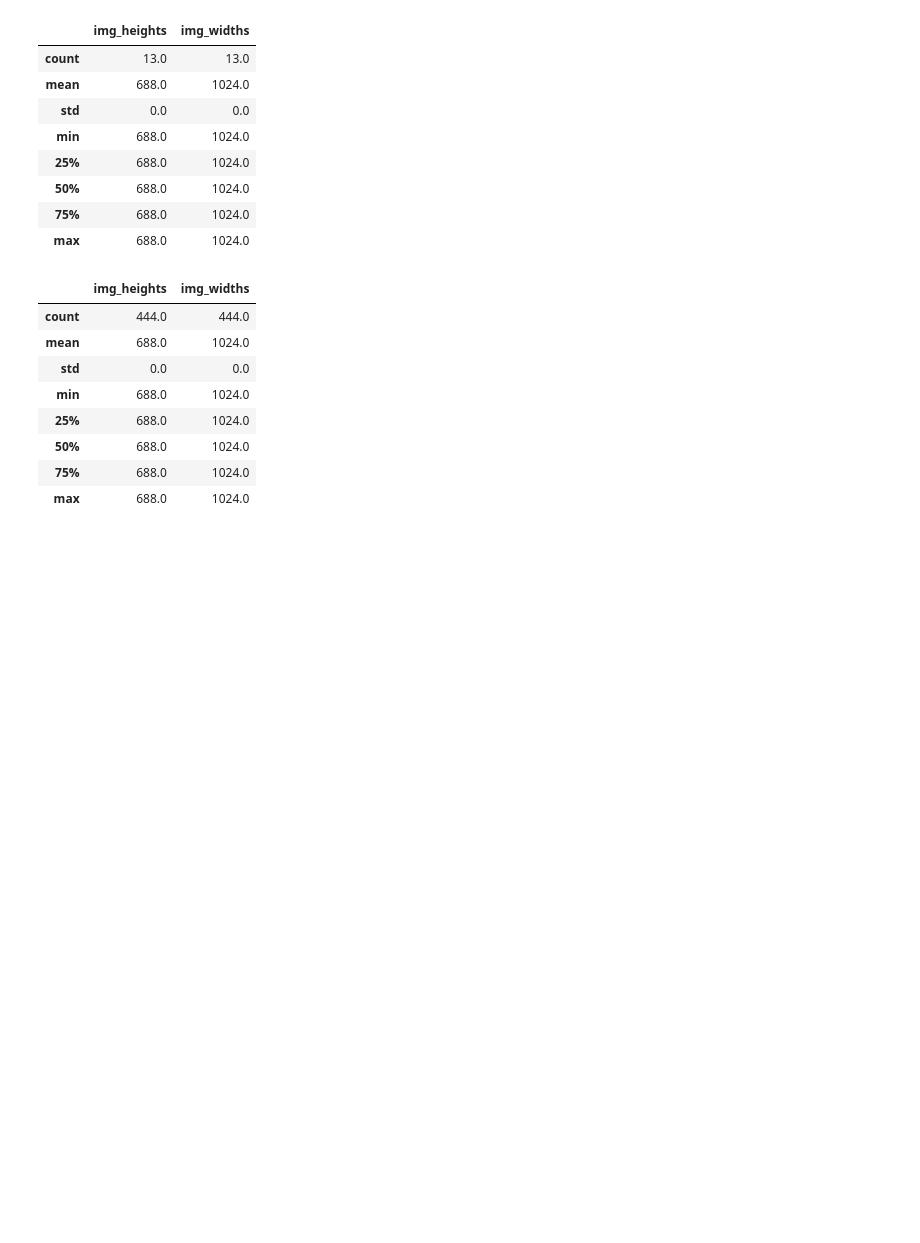
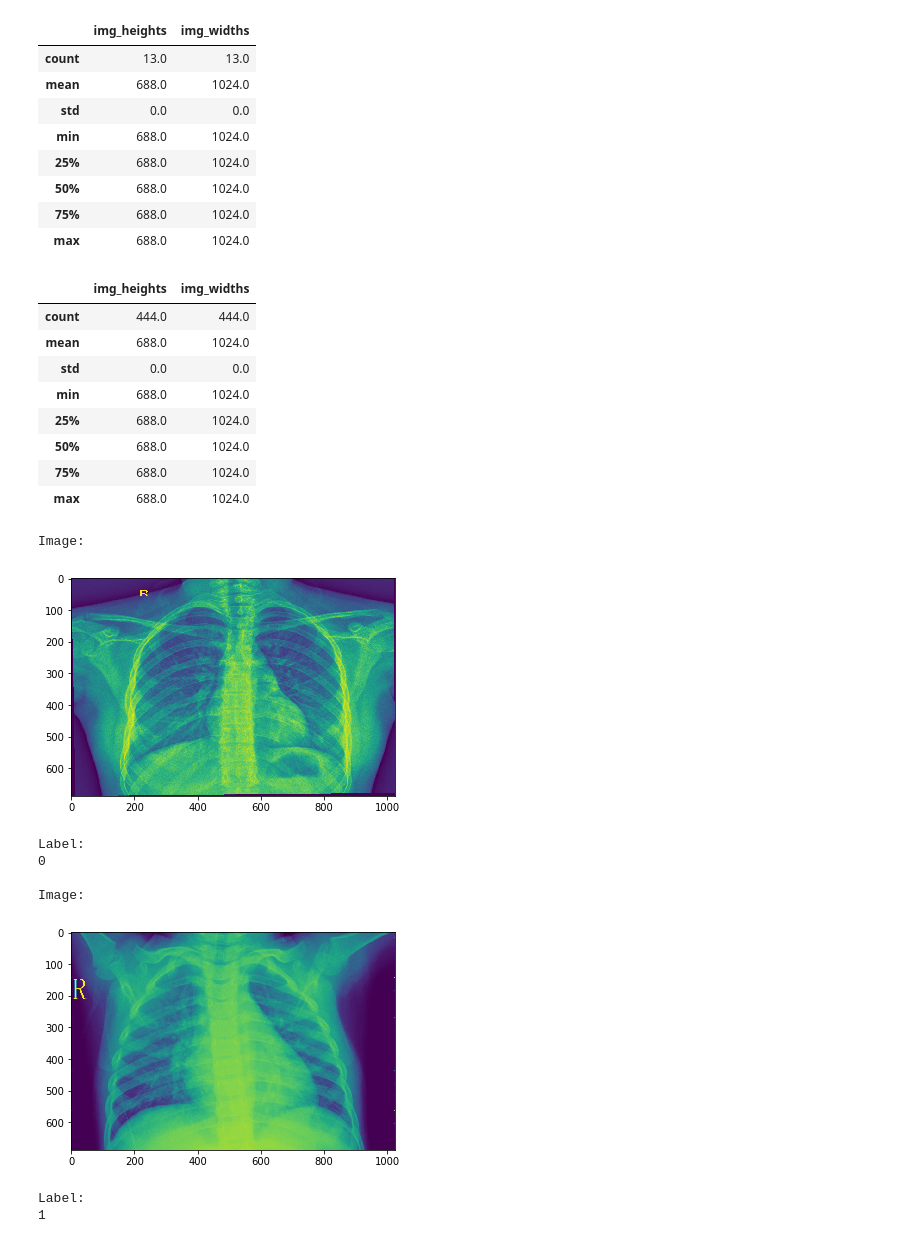
Before and after one commit to khyatimahajan/ml_project_fall_2019, a Jupyter notebook: Step 1 - reading data.ipynb, the cells around one changed output. Drawn from its saved outputs; the diff is of its cells as text; code cells hidden in the pictures; blank space fills up the shorter version.

```diff
--- a/Step 1 - reading data.ipynb
+++ b/Step 1 - reading data.ipynb
@@ -325,6 +325,6 @@ Testing labels:  444
 ## Resizing images for use in model
 # %%
 for i in range(len(train_images_selected)):
-    train_images_selected[i].resize((688, 1024), refcheck=False)
+    train_images_selected[i] = cv.resize(train_images_selected[i], (1024, 688))
 # %%
 for i in range(len(val_images_selected)):
@@ -400,3 +400,29 @@ test_image_size_info.describe()
 | 50% | 688.0 | 1024.0 |
 | 75% | 688.0 | 1024.0 |
 | max | 688.0 | 1024.0 |
+# %%
+# Example training images
+print('Image:')
+plt.imshow(train_images_selected[0])
+plt.show()
+
+print('Label:')
+print(train_labels_selected[0])
+print()
+
+print('Image:')
+plt.imshow(train_images_selected[-1])
+plt.show()
+
+print('Label:')
+print(train_labels_selected[-1])
+# %% [output]
+Image:
+[figure, added]
+Label:
+0
+
+Image:
+[figure, added]
+Label:
+1
```
Also changed, not shown: parts of 5 cells of this notebook.
